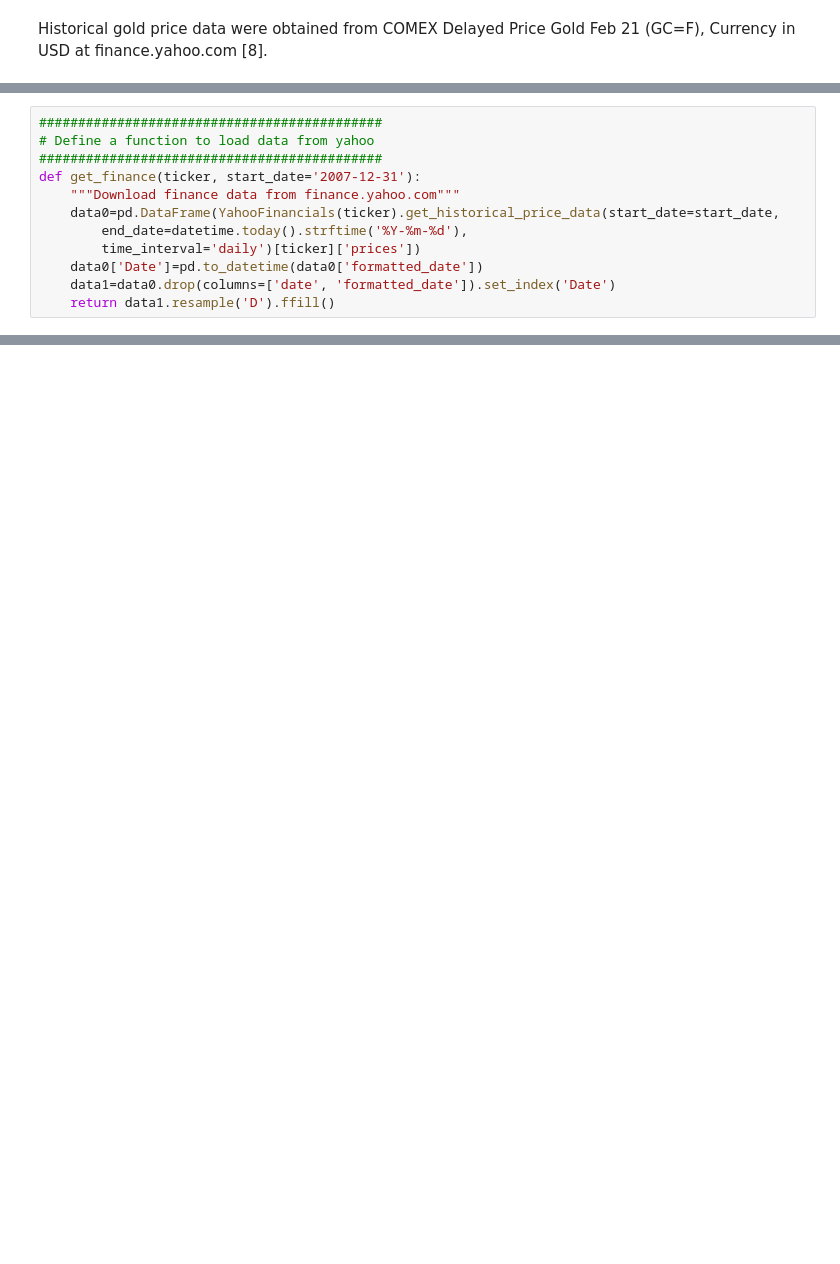
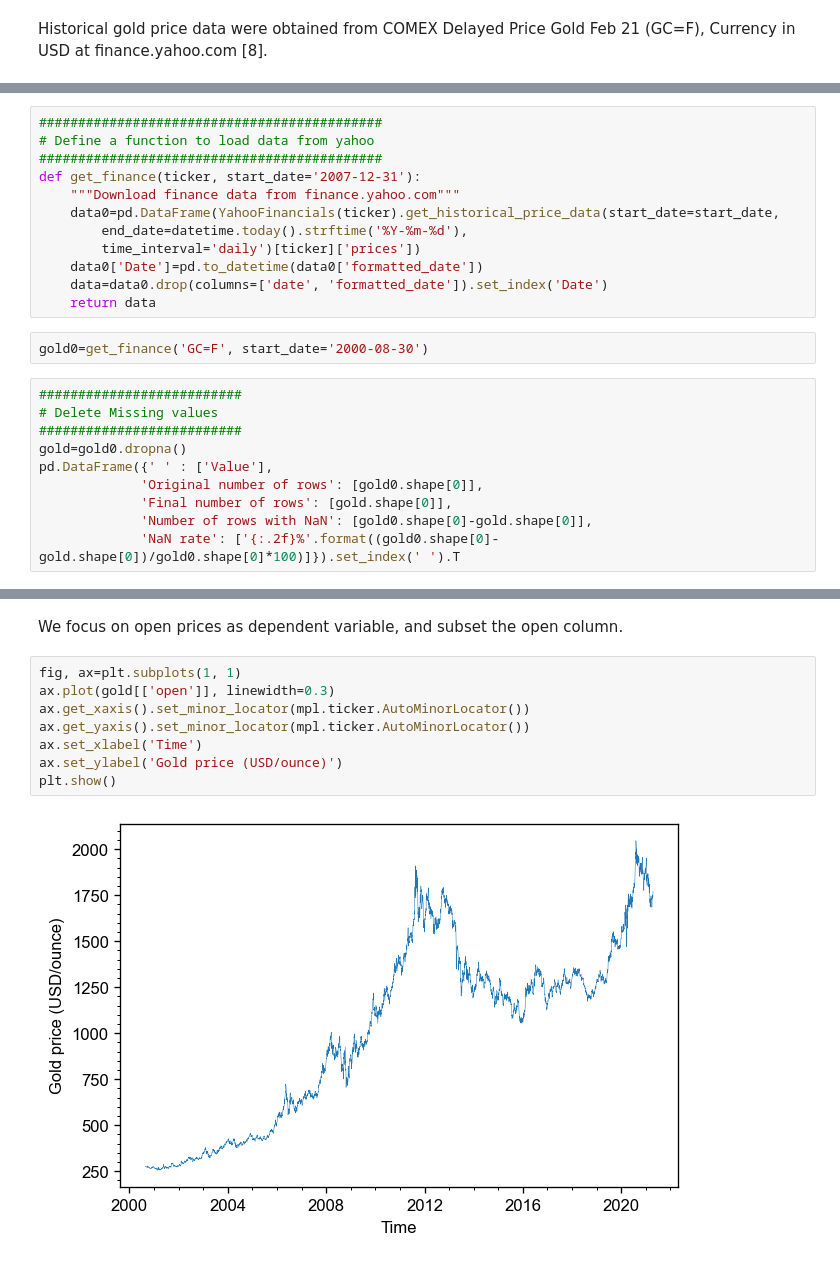
Before and after one commit to corrimare/gold, a Jupyter notebook: notebooks/gold.ipynb, the cells around one changed output, grey strips where cells are left out. Saved outputs shown, nothing was run; the diff lists cells and outputs as text; blank space fills up the shorter version.

```diff
--- a/notebooks/gold.ipynb
+++ b/notebooks/gold.ipynb
@@ -38,12 +8,0 @@ We firstly downloaded the data, followed by filling the missing values of weeken
-# %%
-############################################
-# Define a function to load data from yahoo
-############################################
-def get_finance(ticker, start_date='2007-12-31'):
-    """Download finance data from finance.yahoo.com"""
-    data0=pd.DataFrame(YahooFinancials(ticker).get_historical_price_data(start_date=start_date,
-        end_date=datetime.today().strftime('%Y-%m-%d'),
-        time_interval='daily')[ticker]['prices'])
-    data0['Date']=pd.to_datetime(data0['formatted_date'])
-    data1=data0.drop(columns=['date', 'formatted_date']).set_index('Date')
-    return data1.resample('D').ffill()
@@ -454,0 +47,24 @@ It seems that the gold price would still increase by the end of 2022 despite the
+# %%
+############################################
+# Define a function to load data from yahoo
+############################################
+def get_finance(ticker, start_date='2007-12-31'):
+    """Download finance data from finance.yahoo.com"""
+    data0=pd.DataFrame(YahooFinancials(ticker).get_historical_price_data(start_date=start_date,
+        end_date=datetime.today().strftime('%Y-%m-%d'),
+        time_interval='daily')[ticker]['prices'])
+    data0['Date']=pd.to_datetime(data0['formatted_date'])
+    data=data0.drop(columns=['date', 'formatted_date']).set_index('Date')
+    return data
+# %%
+gold0=get_finance('GC=F', start_date='2000-08-30')
+# %%
+##########################
+# Delete Missing values
+##########################
+gold=gold0.dropna()
+pd.DataFrame({' ' : ['Value'],
+             'Original number of rows': [gold0.shape[0]],
+             'Final number of rows': [gold.shape[0]],
+             'Number of rows with NaN': [gold0.shape[0]-gold.shape[0]],
+             'NaN rate': ['{:.2f}%'.format((gold0.shape[0]-gold.shape[0])/gold0.shape[0]*100)]}).set_index(' ').T
@@ -454,0 +77,12 @@ It seems that the gold price would still increase by the end of 2022 despite the
+# %% [markdown]
+We focus on open prices as dependent variable, and subset the open column.
+# %%
+fig, ax=plt.subplots(1, 1)
+ax.plot(gold[['open']], linewidth=0.3)
+ax.get_xaxis().set_minor_locator(mpl.ticker.AutoMinorLocator())
+ax.get_yaxis().set_minor_locator(mpl.ticker.AutoMinorLocator())
+ax.set_xlabel('Time')
+ax.set_ylabel('Gold price (USD/ounce)')
+plt.show()
+# %% [output]
+[figure, added]
```
Also changed, not shown: parts of 58 cells of this notebook.
